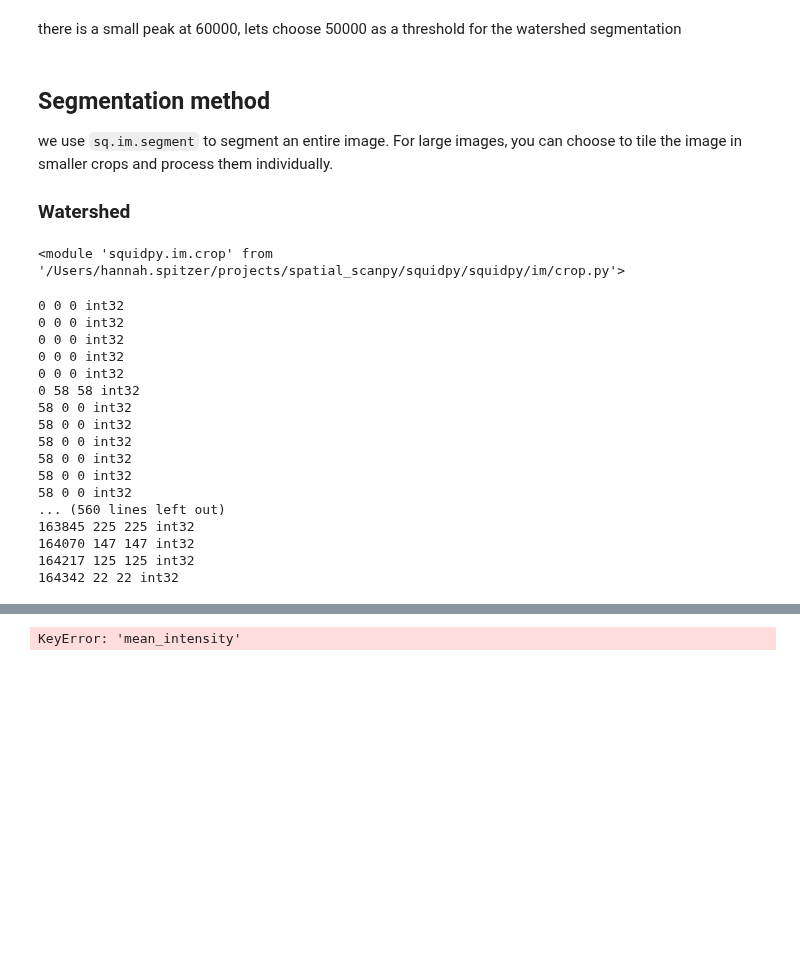
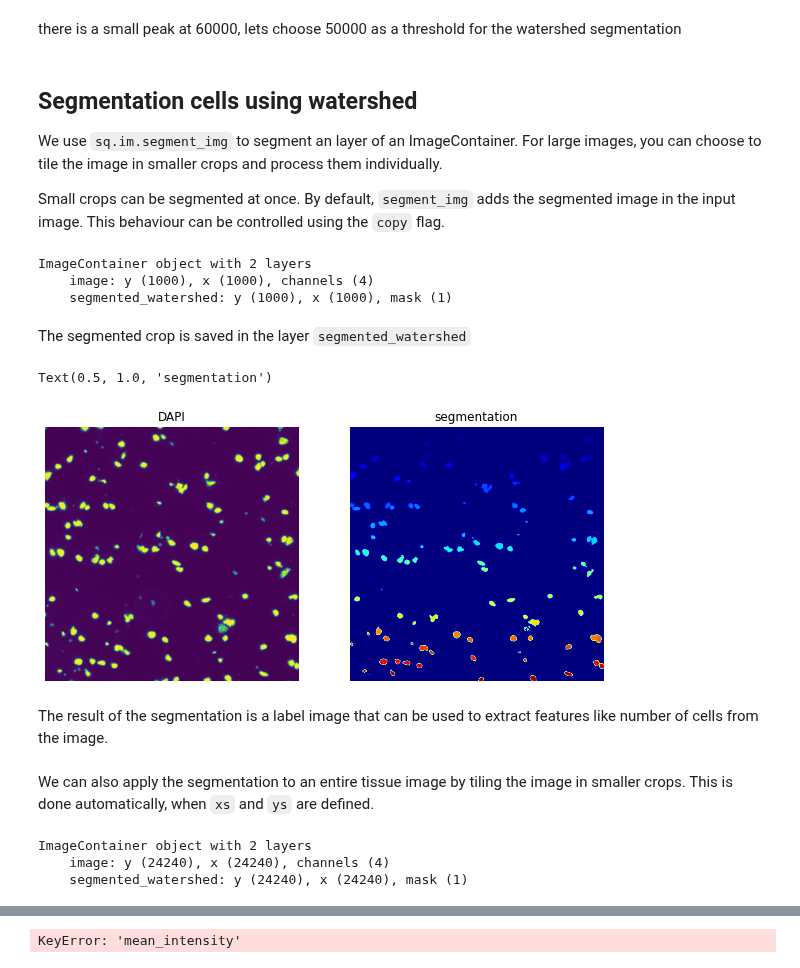
Before and after one commit to scverse/squidpy, a Jupyter notebook: notebooks/tutorial_image_segmentation.ipynb, the cells around one changed output, grey strips where cells are left out. Drawn from its saved outputs; the diff is of its cells as text; code cells hidden in the pictures; blank space fills up the shorter version.

```diff
--- a/notebooks/tutorial_image_segmentation.ipynb
+++ b/notebooks/tutorial_image_segmentation.ipynb
@@ -177,34 +62,45 @@ plt.hist(np.asarray(img.data["image"][0]).flatten())
 # %% [markdown]
 there is a small peak at 60000, lets choose 50000 as a threshold for the watershed segmentation
 # %% [markdown]
-## Segmentation method
-we use `sq.im.segment` to segment an entire image. For large images, you can choose to tile the image in smaller crops and process them individually.
-### Watershed
+## Segmentation cells using watershed
+We use `sq.im.segment_img` to segment an layer of an ImageContainer. For large images, you can choose to tile the image in smaller crops and process them individually.
+
+Small crops can be segmented at once. By default, `segment_img` adds the segmented image in the input image. This behaviour can be controlled using the `copy` flag.
-# %%
-import importlib
-import squidpy
-importlib.reload(squidpy.im.crop)
-# %% [output]
-<module 'squidpy.im.crop' from '/Users/hannah.spitzer/projects/spatial_scanpy/squidpy/squidpy/im/crop.py'>
+# %%
+sq.im.segment_img(img=crop, img_id="image", model_group="watershed", channel_idx=1,
+              model_kwargs={'thresh': 50000})
+
+display(crop)
+# %% [output]
+ImageContainer object with 2 layers
+    image: y (1000), x (1000), channels (4)
+    segmented_watershed: y (1000), x (1000), mask (1)
+# %% [markdown]
+The segmented crop is saved in the layer `segmented_watershed`
+# %%
+# plot example result
+fig, axes = plt.subplots(1,2, figsize=(10,20))
+axes[0].imshow(crop['image'][:,:,0])
+axes[0].axis('off')
+axes[0].set_title('DAPI')
+
+axes[1].imshow(crop['segmented_watershed'], cmap='jet')
+axes[1].axis('off')
+axes[1].set_title('segmentation')
+# %% [output]
+Text(0.5, 1.0, 'segmentation')
+[figure, added]
+# %% [markdown]
+The result of the segmentation is a label image that can be used to extract features like number of cells from the image.
+# %% [markdown]
+We can also apply the segmentation to an entire tissue image by tiling the image in smaller crops. This is done automatically, when `xs` and `ys` are defined.
 # %%
 sq.im.segment_img(img=img, img_id="image", model_group="watershed", channel_idx=0,
               model_kwargs={'thresh': 50000}, xs=1000, ys=1000)
+
+display(img)
 # %% [output]
-0 0 0 int32
-0 0 0 int32
-0 0 0 int32
-0 0 0 int32
-0 0 0 int32
-0 58 58 int32
-58 0 0 int32
-58 0 0 int32
-58 0 0 int32
-58 0 0 int32
-58 0 0 int32
-58 0 0 int32
-... (560 lines left out)
-163845 225 225 int32
-164070 147 147 int32
-164217 125 125 int32
-164342 22 22 int32
+ImageContainer object with 2 layers
+    image: y (24240), x (24240), channels (4)
+    segmented_watershed: y (24240), x (24240), mask (1)
 # %%
```
Also changed, not shown: parts of 31 cells of this notebook, 3 other files.
